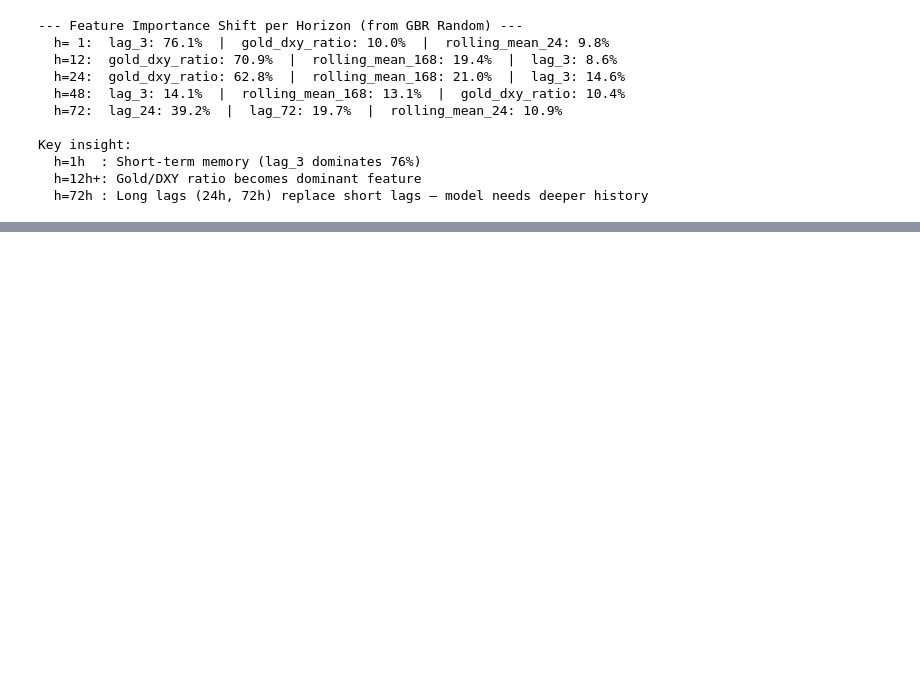
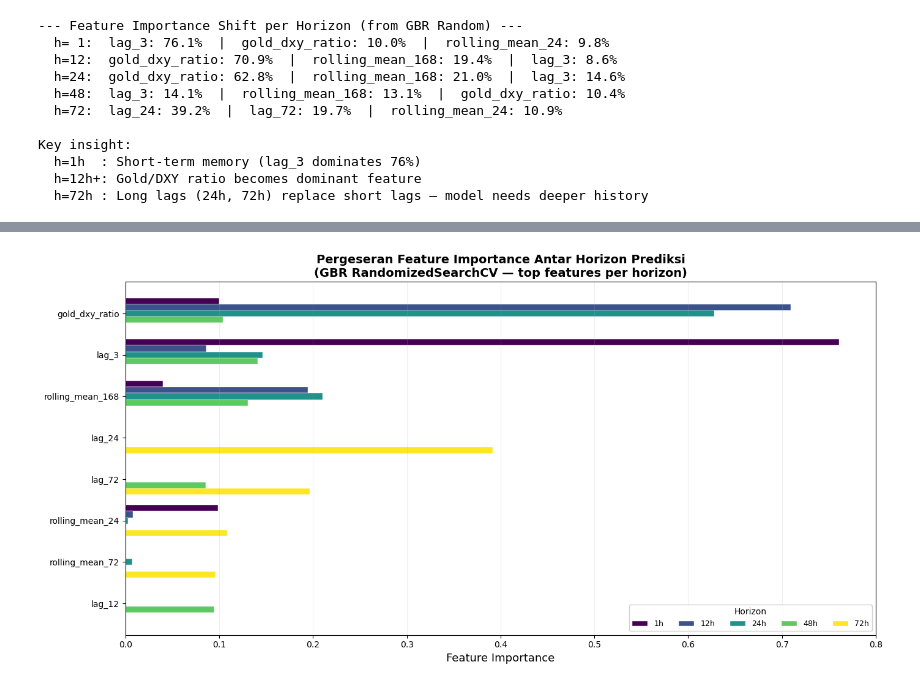
Before and after one commit to ilydien/Gold-Prediction-Big-Data-Kel3, a Jupyter notebook: eksperiment/experiment.ipynb, the cells around one changed output, grey strips where cells are left out. Saved outputs shown, nothing was run; the diff lists cells and outputs as text; code cells hidden in the pictures; blank space fills up the shorter version.

Commit message:
fix : hapus yang tidak perlu

```diff
--- a/eksperiment/experiment.ipynb
+++ b/eksperiment/experiment.ipynb
@@ -1635,0 +1726,77 @@ Key insight:
+# %%
+
+# Cell C — Feature Importance Shift Across Horizons
+
+
+from collections import defaultdict
+
+# Kumpulkan top-5 features per horizon dari GBR Randomized
+# (GBR digunakan sebagai proxy feature importance karena memiliki
+#  feature_importances_ atribut; LR dan SVR Linear tidak memilikinya)
+all_top_features = set()
+horizon_imps = defaultdict(dict)
+
+for r in all_gbr:
+    h = r["horizon"]
+    imps = r.get("feature_importance", {})
+    if not imps:
+        continue
+    sorted_imps = sorted(imps.items(), key=lambda x: x[1], reverse=True)
+    for feat, imp in sorted_imps[:5]:
+        all_top_features.add(feat)
+        horizon_imps[h][feat] = imp
+
+# Ranking fitur berdasarkan total importance (untuk memilih top-N)
+feature_scores = {
+    f: sum(horizon_imps[h].get(f, 0) for h in HORIZONS)
+    for f in all_top_features
+}
+top_features = sorted(feature_scores, key=feature_scores.get, reverse=True)[:8]
+
+# ── Plot: grouped horizontal bar ──
+fig, ax = plt.subplots(figsize=(14, 7))
+
+y_pos = np.arange(len(top_features))
+n_horizons = len(HORIZONS)
+bar_height = 0.15
+cmap = plt.cm.viridis
+horizon_colors = [cmap(i / (n_horizons - 1)) for i in range(n_horizons)]
+
+for i, h in enumerate(HORIZONS):
+    values = [horizon_imps[h].get(f, 0) for f in top_features]
+    offset = (i - n_horizons / 2 + 0.5) * bar_height
+    bars = ax.barh(
+        y_pos + offset, values, bar_height,
+        label=f"{h}h",
+        color=horizon_colors[i],
+        edgecolor="white",
+        linewidth=0.3,
+    )
+
+ax.set_yticks(y_pos)
+ax.set_yticklabels(top_features, fontsize=10)
+ax.invert_yaxis()
+ax.set_xlabel("Feature Importance", fontsize=13)
+ax.set_title(
+    "Pergeseran Feature Importance Antar Horizon Prediksi\n"
+    "(GBR RandomizedSearchCV — top features per horizon)",
+    fontsize=14, fontweight="bold",
+)
+ax.legend(
+    title="Horizon", title_fontsize=10, fontsize=9,
+    loc="lower right", ncol=5, framealpha=0.9,
+)
+ax.grid(True, alpha=0.2, axis="x")
+ax.set_xlim(0, 0.8)
+
+plt.tight_layout()
+plt.show()
+
+# ── Insight teks ──
+print()
+print("Key insight:")
+print("  h=1h  : Short-term memory dominates (lag_3)")
+print("  h=12-48h : Gold/DXY ratio + rolling mean become primary")
+print("  h=72h : Long lags (lag_24, lag_72) replace short lags — model needs deeper history")
+# %% [output]
+[figure, added]
```
Also changed, not shown: parts of 39 cells of this notebook, 1 other file.
